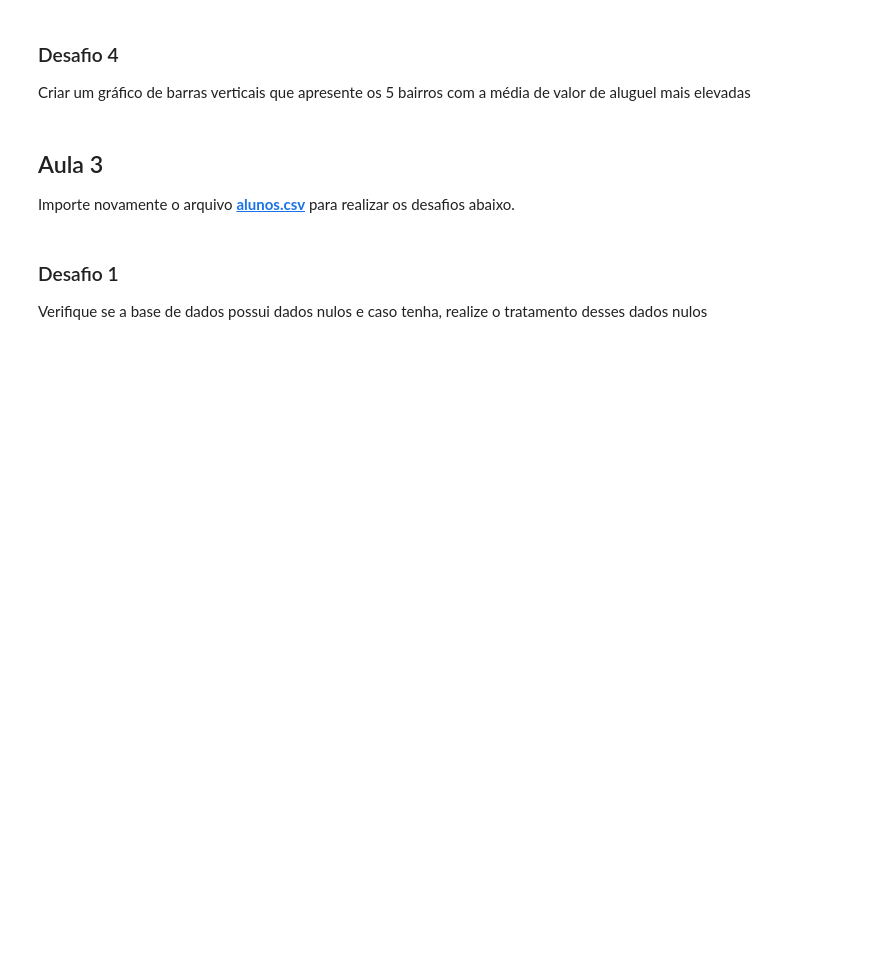
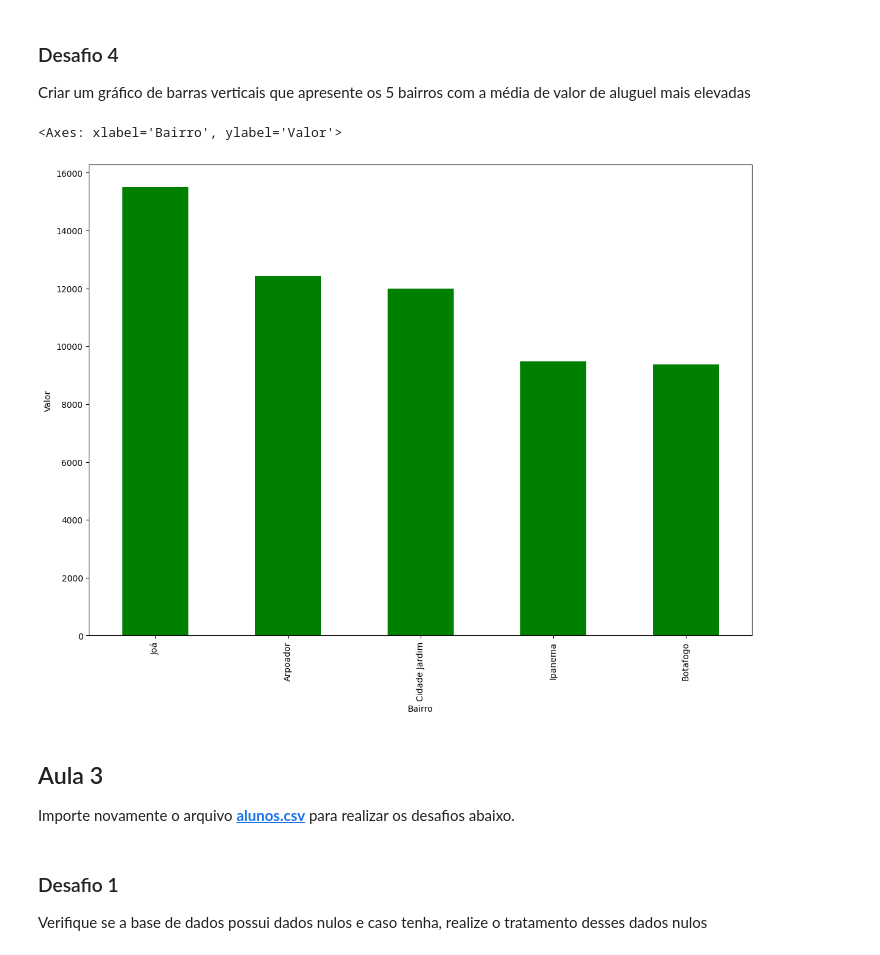
Before and after one commit to NiveskZ/ETL-Alura, a Jupyter notebook: pandas/desafios.ipynb, the cells around one changed output. Drawn from its saved outputs; the diff is of its cells as text; code cells hidden in the pictures; blank space fills up the shorter version.

```diff
--- a/pandas/desafios.ipynb
+++ b/pandas/desafios.ipynb
@@ -155,6 +184,12 @@ Analisar quais bairros possuem a média de valor de aluguel mais elevadas
 # %% [markdown]
 ### Desafio 4
 Criar um gráfico de barras verticais que apresente os 5 bairros com a média de valor de aluguel mais elevadas
+# %%
+top5_bairros = df.groupby('Bairro')['Valor'].mean().sort_values(ascending=False).head(5)
+top5_bairros.plot(kind='bar',figsize=(14,10), color='green', ylabel='Valor')
+# %% [output]
+<Axes: xlabel='Bairro', ylabel='Valor'>
+[figure, added]
 # %% [markdown]
 ## Aula 3
 
```
Also changed, not shown: parts of 4 cells of this notebook.
